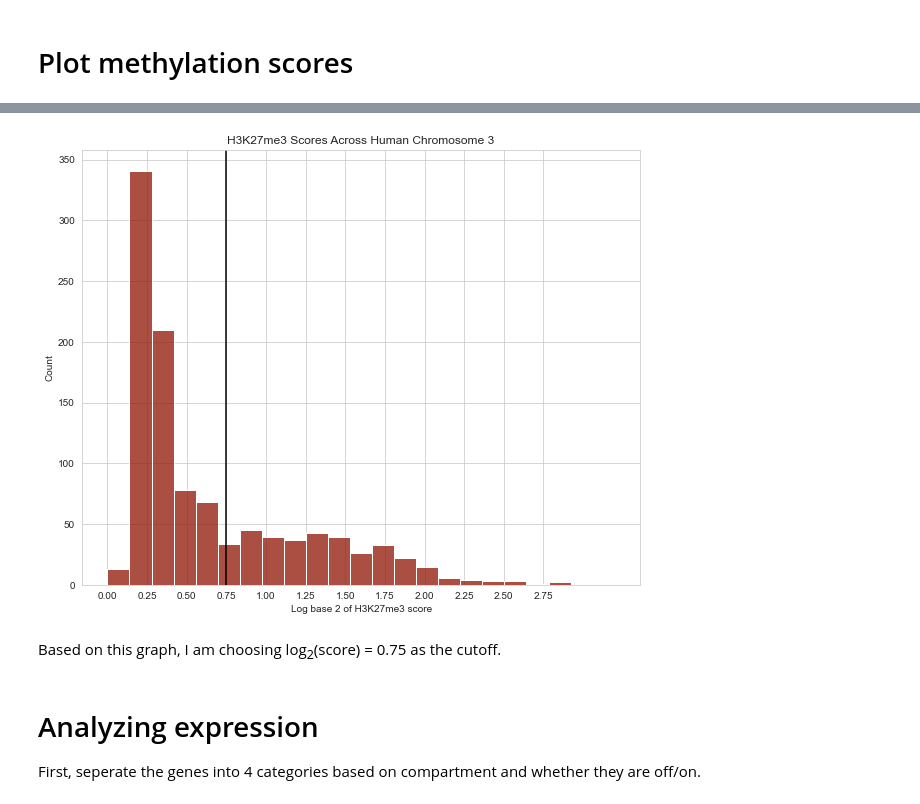
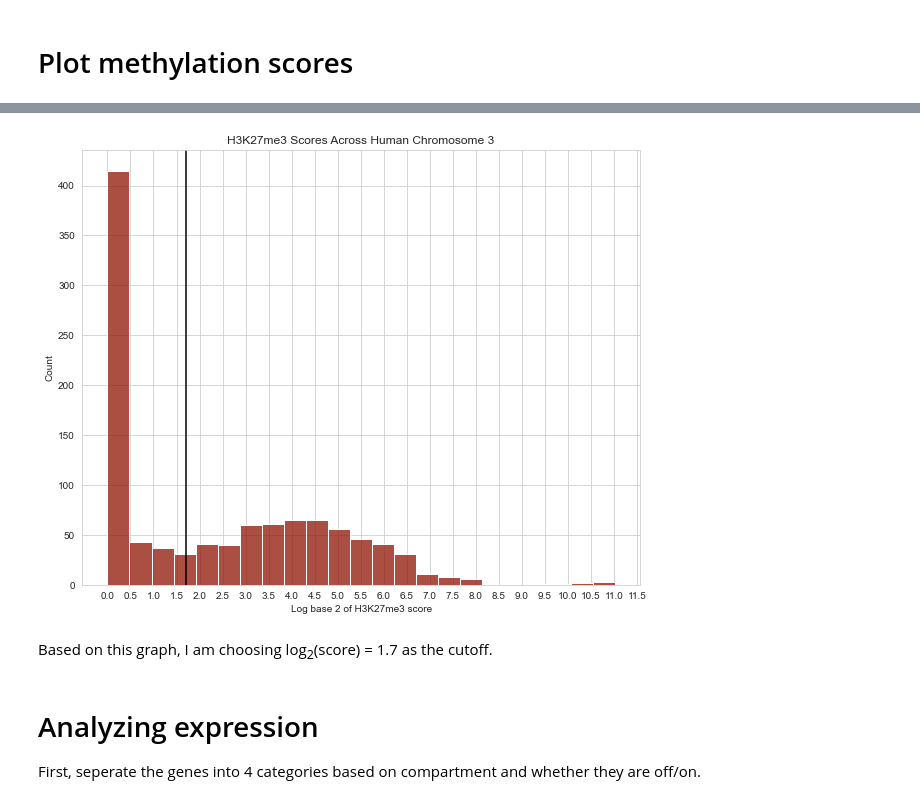
Before and after one commit to bdavi119/qbb2021-answers, a Jupyter notebook: 06-week-hw/expression_analysis.ipynb, the cells around one changed output, grey strips where cells are left out. Saved outputs shown, nothing was run; the diff lists cells and outputs as text; code cells hidden in the pictures.

Commit message:
Responded to feedback and updated code/graphs

```diff
--- a/06-week-hw/expression_analysis.ipynb
+++ b/06-week-hw/expression_analysis.ipynb
@@ -49,0 +34,4 @@ Name: 6, Length: 1064, dtype: float64
+# %%
+exp = np.log2(df[4] + 1) # Previously I used df[6] instead of df[4], which used H3K27me3 level
+                         # Now the rest of my code uses gene expression level, which is what we want
+exp
@@ -50,19 +51,19 @@ Name: 6, Length: 1064, dtype: float64
 # %%
 sns.set_style("whitegrid")
 fig, ax = plt.subplots(figsize=(10,8))
 
 sns.histplot(exp, ax=ax, bins=23, color='xkcd:brick red')
 ax.set_xlabel('Log base 2 of H3K27me3 score')
-ax.set_xticks([a/4 for a in range(0, 12)])
+ax.set_xticks([a/2 for a in range(0, 24)])
 ax.set_title('H3K27me3 Scores Across Human Chromosome 3')
-plt.axvline(0.75, color='black')
+plt.axvline(1.7, color='black')
 
 plt.savefig('expression_histogram.jpg')
 plt.show()
 # %% [output]
-[figure, old version]
+[figure, new version]
 # %% [markdown]
-Based on this graph, I am choosing log<sub>2</sub>(score) = 0.75 as the cutoff.
+Based on this graph, I am choosing log<sub>2</sub>(score) = 1.7 as the cutoff.
 # %% [markdown]
 # Analyzing expression
 
```
Also changed, not shown: parts of 4 cells of this notebook, 3 other files.
